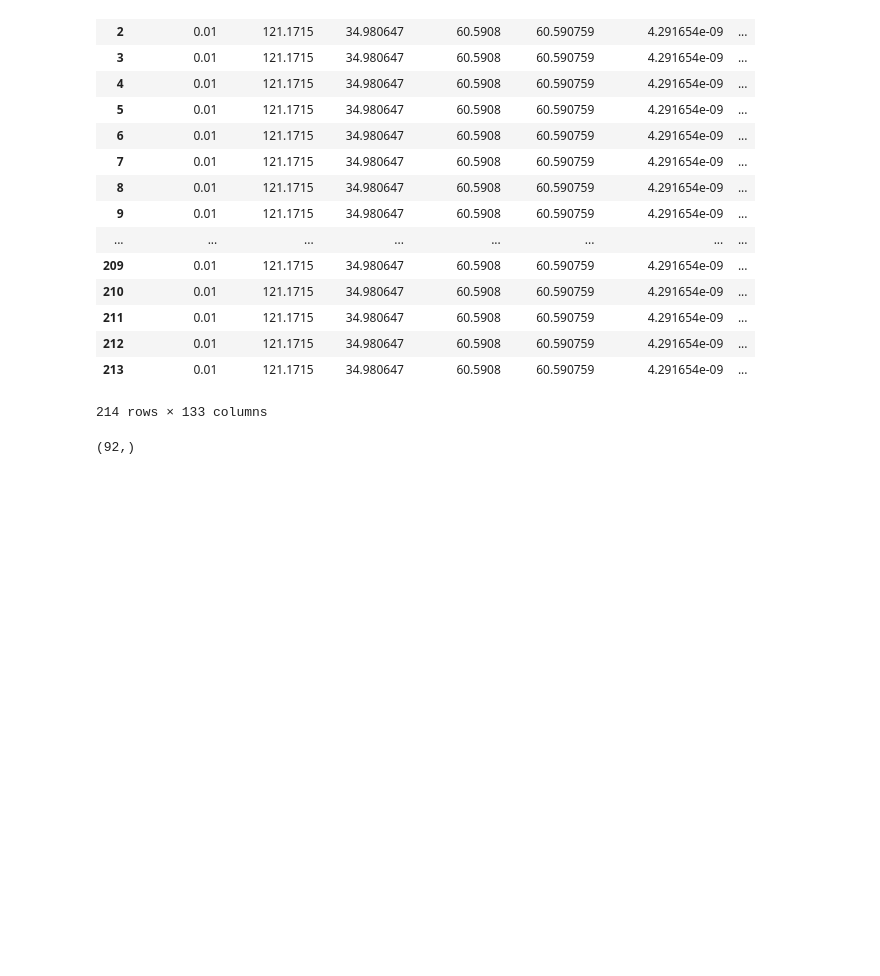
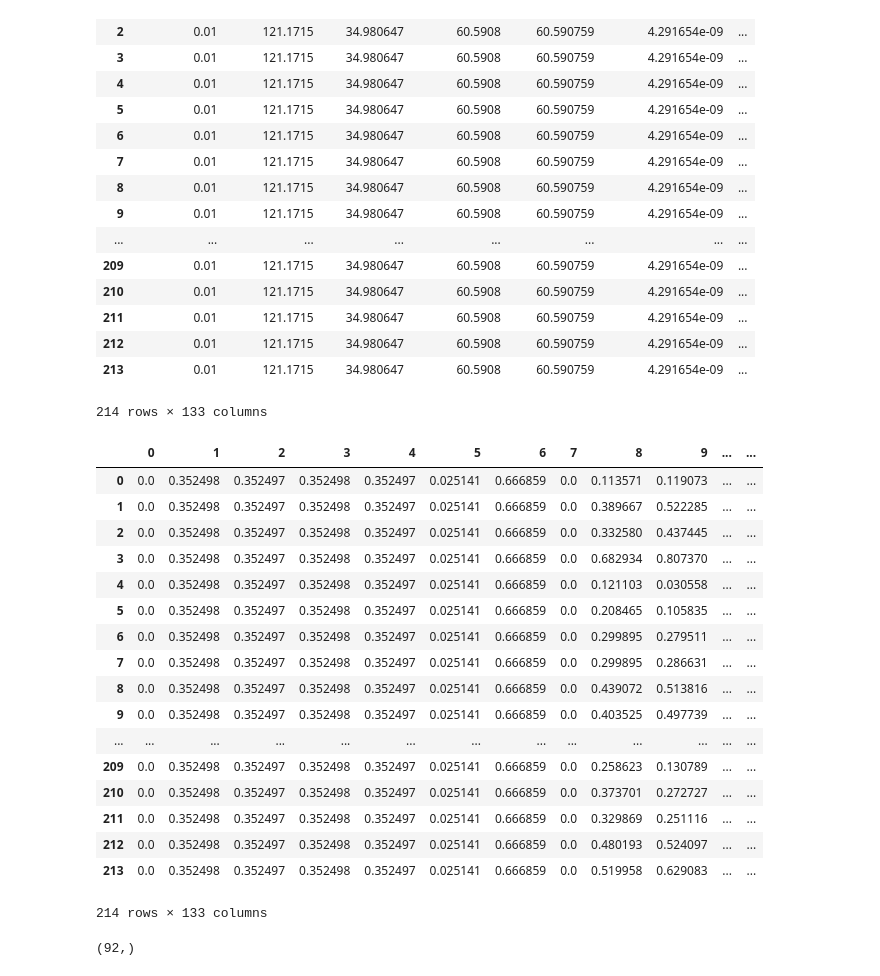
Before and after one commit to mittrayash/Parkinson-s-Disease-Detection-using-Gait-Analysis, a Jupyter notebook: merge_datasets_SVM_RBF.ipynb, the cells around one changed output. Saved outputs shown, nothing was run; the diff lists cells and outputs as text; code cells hidden in the pictures; blank space fills up the shorter version.

```diff
--- a/merge_datasets_SVM_RBF.ipynb
+++ b/merge_datasets_SVM_RBF.ipynb
@@ -196,6 +196,32 @@ df4
 | 212 | 0.01 | 121.1715 | 34.980647 | 60.5908 | 60.590759 | 4.291654e-09 | ... |
 | 213 | 0.01 | 121.1715 | 34.980647 | 60.5908 | 60.590759 | 4.291654e-09 | ... |
 214 rows × 133 columns
+# %%
+from sklearn.preprocessing import MinMaxScaler
+df4_scaled = MinMaxScaler().fit(df4)
+df4_a = df4_scaled.transform(df4)
+
+a = pd.DataFrame(data = df4_a)
+a
+# %% [output]
+|  | 0 | 1 | 2 | 3 | 4 | 5 | 6 | 7 | 8 | 9 | ... | ... |
+| 0 | 0.0 | 0.352498 | 0.352497 | 0.352498 | 0.352497 | 0.025141 | 0.666859 | 0.0 | 0.113571 | 0.119073 | ... | ... |
+| 1 | 0.0 | 0.352498 | 0.352497 | 0.352498 | 0.352497 | 0.025141 | 0.666859 | 0.0 | 0.389667 | 0.522285 | ... | ... |
+| 2 | 0.0 | 0.352498 | 0.352497 | 0.352498 | 0.352497 | 0.025141 | 0.666859 | 0.0 | 0.332580 | 0.437445 | ... | ... |
+| 3 | 0.0 | 0.352498 | 0.352497 | 0.352498 | 0.352497 | 0.025141 | 0.666859 | 0.0 | 0.682934 | 0.807370 | ... | ... |
+| 4 | 0.0 | 0.352498 | 0.352497 | 0.352498 | 0.352497 | 0.025141 | 0.666859 | 0.0 | 0.121103 | 0.030558 | ... | ... |
+| 5 | 0.0 | 0.352498 | 0.352497 | 0.352498 | 0.352497 | 0.025141 | 0.666859 | 0.0 | 0.208465 | 0.105835 | ... | ... |
+| 6 | 0.0 | 0.352498 | 0.352497 | 0.352498 | 0.352497 | 0.025141 | 0.666859 | 0.0 | 0.299895 | 0.279511 | ... | ... |
+| 7 | 0.0 | 0.352498 | 0.352497 | 0.352498 | 0.352497 | 0.025141 | 0.666859 | 0.0 | 0.299895 | 0.286631 | ... | ... |
+| 8 | 0.0 | 0.352498 | 0.352497 | 0.352498 | 0.352497 | 0.025141 | 0.666859 | 0.0 | 0.439072 | 0.513816 | ... | ... |
+| 9 | 0.0 | 0.352498 | 0.352497 | 0.352498 | 0.352497 | 0.025141 | 0.666859 | 0.0 | 0.403525 | 0.497739 | ... | ... |
+| ... | ... | ... | ... | ... | ... | ... | ... | ... | ... | ... | ... | ... |
+| 209 | 0.0 | 0.352498 | 0.352497 | 0.352498 | 0.352497 | 0.025141 | 0.666859 | 0.0 | 0.258623 | 0.130789 | ... | ... |
+| 210 | 0.0 | 0.352498 | 0.352497 | 0.352498 | 0.352497 | 0.025141 | 0.666859 | 0.0 | 0.373701 | 0.272727 | ... | ... |
+| 211 | 0.0 | 0.352498 | 0.352497 | 0.352498 | 0.352497 | 0.025141 | 0.666859 | 0.0 | 0.329869 | 0.251116 | ... | ... |
+| 212 | 0.0 | 0.352498 | 0.352497 | 0.352498 | 0.352497 | 0.025141 | 0.666859 | 0.0 | 0.480193 | 0.524097 | ... | ... |
+| 213 | 0.0 | 0.352498 | 0.352497 | 0.352498 | 0.352497 | 0.025141 | 0.666859 | 0.0 | 0.519958 | 0.629083 | ... | ... |
+214 rows × 133 columns
 # %%
 df_co = df2
 df_pt = df4
```
Also changed, not shown: 5 other files.
